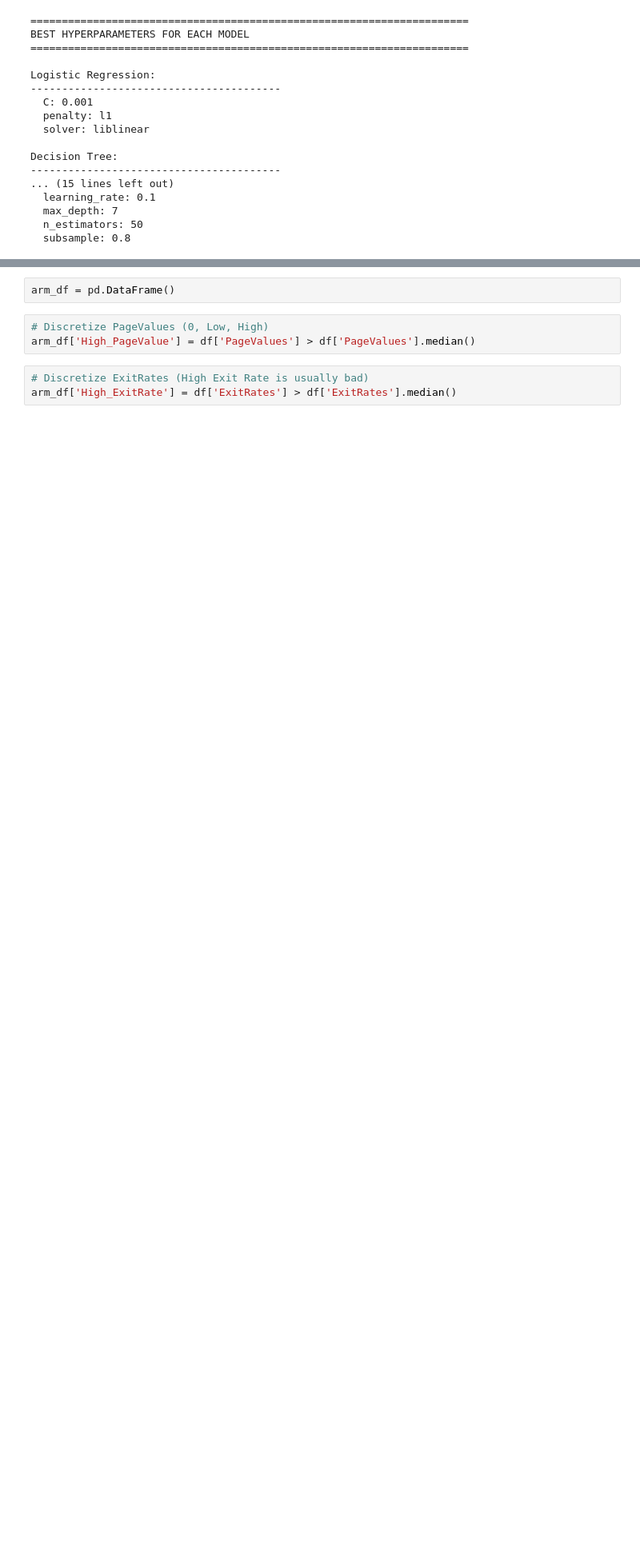
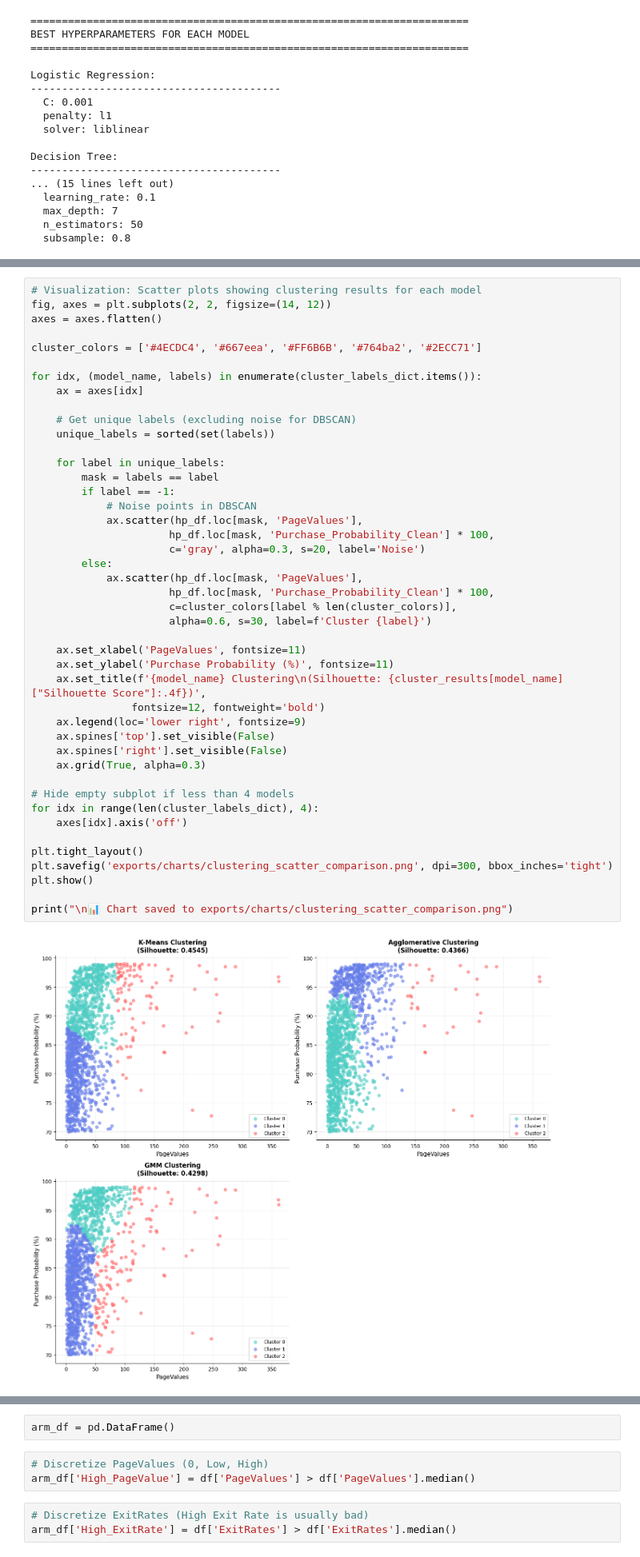
Before and after one commit to roysaw77/Project_Data-Mining, a Jupyter notebook: main.ipynb, the cells around one changed output, grey strips where cells are left out. Shown at 80% size. Cells and saved outputs as stored; diff of their text form; blank space fills up the shorter version.

```diff
--- a/main.ipynb
+++ b/main.ipynb
@@ -1061,0 +1102,46 @@ So it is clear that we misclustered many successful revenue sessions as unintere
+# %%
+# Visualization: Scatter plots showing clustering results for each model
+fig, axes = plt.subplots(2, 2, figsize=(14, 12))
+axes = axes.flatten()
+
+cluster_colors = ['#4ECDC4', '#667eea', '#FF6B6B', '#764ba2', '#2ECC71']
+
+for idx, (model_name, labels) in enumerate(cluster_labels_dict.items()):
+    ax = axes[idx]
+
+    # Get unique labels (excluding noise for DBSCAN)
+    unique_labels = sorted(set(labels))
+
+    for label in unique_labels:
+        mask = labels == label
+        if label == -1:
+            # Noise points in DBSCAN
+            ax.scatter(hp_df.loc[mask, 'PageValues'],
+                      hp_df.loc[mask, 'Purchase_Probability_Clean'] * 100,
+                      c='gray', alpha=0.3, s=20, label='Noise')
+        else:
+            ax.scatter(hp_df.loc[mask, 'PageValues'],
+                      hp_df.loc[mask, 'Purchase_Probability_Clean'] * 100,
+                      c=cluster_colors[label % len(cluster_colors)],
+                      alpha=0.6, s=30, label=f'Cluster {label}')
+
+    ax.set_xlabel('PageValues', fontsize=11)
+    ax.set_ylabel('Purchase Probability (%)', fontsize=11)
+    ax.set_title(f'{model_name} Clustering\n(Silhouette: {cluster_results[model_name]["Silhouette Score"]:.4f})',
+                fontsize=12, fontweight='bold')
+    ax.legend(loc='lower right', fontsize=9)
+    ax.spines['top'].set_visible(False)
+    ax.spines['right'].set_visible(False)
+    ax.grid(True, alpha=0.3)
+
+# Hide empty subplot if less than 4 models
+for idx in range(len(cluster_labels_dict), 4):
+    axes[idx].axis('off')
+
+plt.tight_layout()
+plt.savefig('exports/charts/clustering_scatter_comparison.png', dpi=300, bbox_inches='tight')
+plt.show()
+
+print("\n📊 Chart saved to exports/charts/clustering_scatter_comparison.png")
+# %% [output]
+[figure, added]
```
Also changed, not shown: parts of 29 cells of this notebook, 4 other files.
